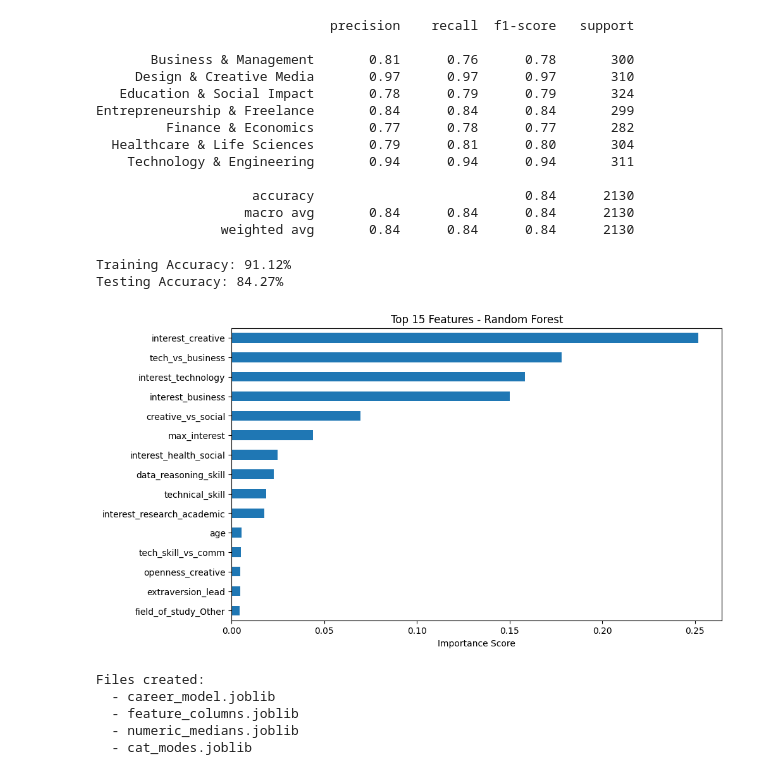
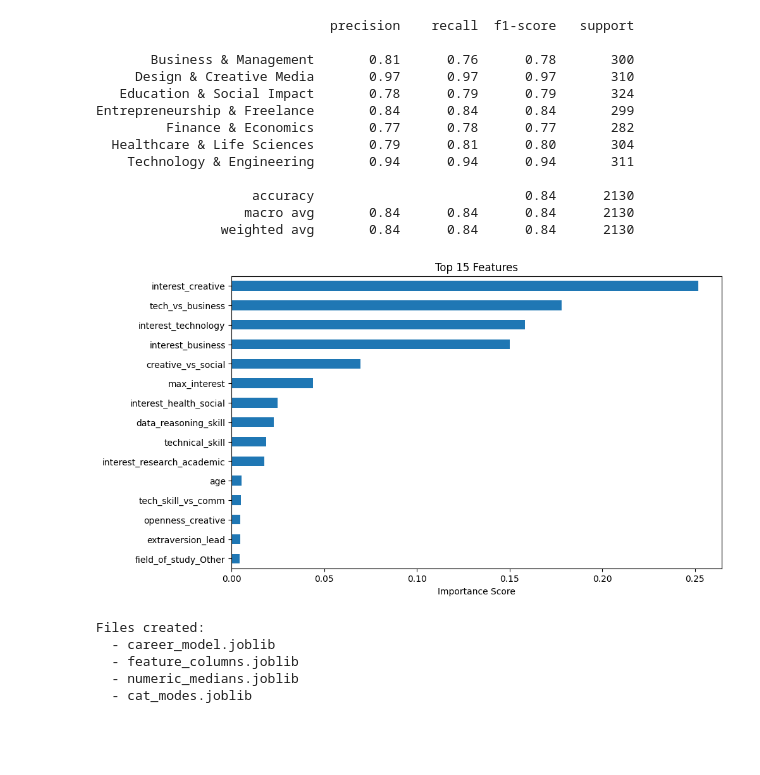
Before and after one commit to Nitika314/Personality-and-Competency-Aligned-Career-Recommendation, a Jupyter notebook: career.ipynb, the cells around one changed output. Drawn from its saved outputs; the diff is of its cells as text; code cells hidden in the pictures; blank space fills up the shorter version.

```diff
--- a/career.ipynb
+++ b/career.ipynb
@@ -1,11 +1,10 @@
 # %%
-# 1. DATA LOADING & INITIAL INSPECTION
+#Data Loading and Inspection
 import numpy as np
 import pandas as pd
 import matplotlib.pyplot as plt
 import seaborn as sns
-df=pd.read_csv(r'career.csv')
-
+df=pd.read_csv('career.csv')
 df
 # %% [output]
 |  | user_id | name | age | education_level | field_of_study | experience_years | openness | ... |
@@ -537,35 +536,16 @@ Entrepreneurship & Freelance       0.84      0.84      0.84       299
                     accuracy                           0.84      2130
                    macro avg       0.84      0.84      0.84      2130
                 weighted avg       0.84      0.84      0.84      2130
-# %%
-# Get predictions for both sets
-train_preds = model.predict(x_train)
-test_preds = model.predict(x_test)
-
-# Calculate accuracy
-from sklearn.metrics import accuracy_score
-train_acc = accuracy_score(y_train, train_preds)
-test_acc = accuracy_score(y_test, test_preds)
-print(f"Training Accuracy: {train_acc * 100:.2f}%")
-print(f"Testing Accuracy: {test_acc * 100:.2f}%")
-# %% [output]
-Training Accuracy: 91.12%
-Testing Accuracy: 84.27%
 # %%
-importances = pd.Series(
-    model.feature_importances_,
-    index=x_train.columns
-)
-# top 15 features
+importances = pd.Series(model.feature_importances_,index=x_train.columns)
 top_features = importances.nlargest(15)
-# plot
 plt.figure(figsize=(10, 6))
 top_features.sort_values().plot(kind='barh')
-plt.title("Top 15 Features - Random Forest")
+plt.title("Top 15 Features")
 plt.xlabel("Importance Score")
 plt.show()
 # %% [output]
-[figure, old version]
+[figure, new version]
 # %%
 #Front end
 import joblib
```
Also changed, not shown: parts of 11 cells of this notebook, 6 other files.
